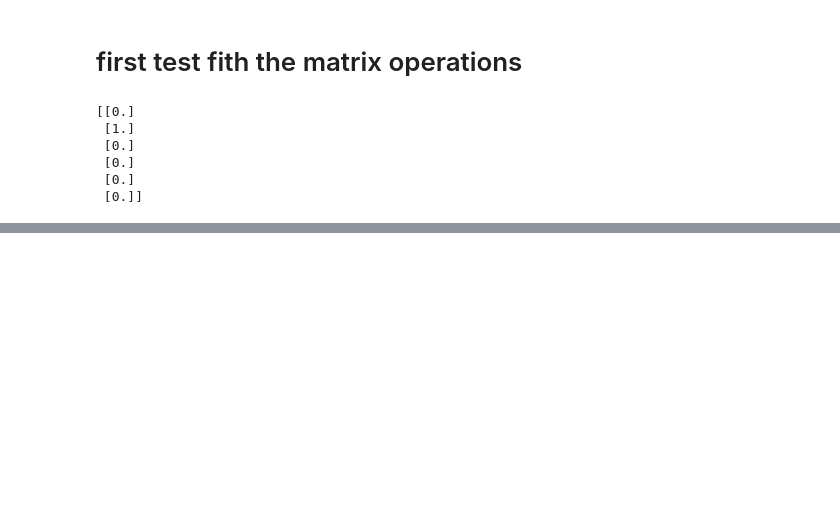
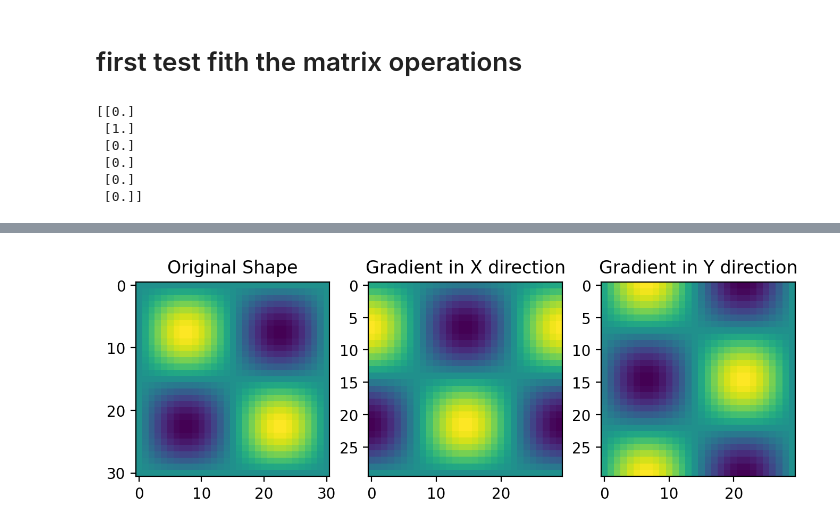
Before and after one commit to hajanssen/pi-shack-hartmann-sensor, a Jupyter notebook: Implementation_zonale_integration.ipynb, the cells around one changed output, grey strips where cells are left out. Saved outputs shown, nothing was run; the diff lists cells and outputs as text; code cells hidden in the pictures; blank space fills up the shorter version.

```diff
--- a/Implementation_zonale_integration.ipynb
+++ b/Implementation_zonale_integration.ipynb
@@ -139,0 +304,45 @@ array([[-0.15428571],
+# %%
+import numpy as np
+import matplotlib.pyplot as plt
+from scipy import linalg
+from scipy.sparse import csr_matrix
+from scipy.sparse.linalg import svds
+from scipy.linalg.interpolative import svd as isvd
+from numpy.linalg import svd
+from numba import njit, prange
+
+
+# set random seed to scramble the gradient locatoins
+np.random.seed(0)
+
+# define example data
+k = 30 # nuber gradient points'
+xk_amp = np.linspace(0,2*np.pi,k+1) #+ np.random.rand(k+1) /4
+yk_amp = np.linspace(0,2*np.pi,k+1) #+ np.random.rand(k+1) /4
+
+
+# slice pos for gradint
+xk_array = xk_amp[0:-1] + (xk_amp[1::] - xk_amp[0:-1])/2
+yk_array = yk_amp[0:-1] + (yk_amp[1::] - yk_amp[0:-1])/2
+
+G2x, G2y = np.meshgrid(xk_amp,yk_amp)
+
+Gy_fun = lambda x: np.sin(x) #+ (x**2)/50
+G_amp = Gy_fun(G2x) *  Gy_fun(G2y)
+
+
+G_grad_x = np.diff(G_amp,axis=1)[1::,:]
+G_grad_y = np.diff(G_amp,axis=0)[:,1::]
+
+fig, ax = plt.subplots(1,3,figsize=(8,8),dpi=200)
+ax[0].imshow(G_amp)
+ax[0].set_title("Original Shape")
+
+ax[1].imshow(G_grad_x)
+ax[1].set_title("Gradient in X direction")
+
+ax[2].imshow(G_grad_y)
+ax[2].set_title("Gradient in Y direction")
+plt.show()
+# %% [output]
+[figure, added]
```
Also changed, not shown: parts of 30 cells of this notebook, 10 other files.
